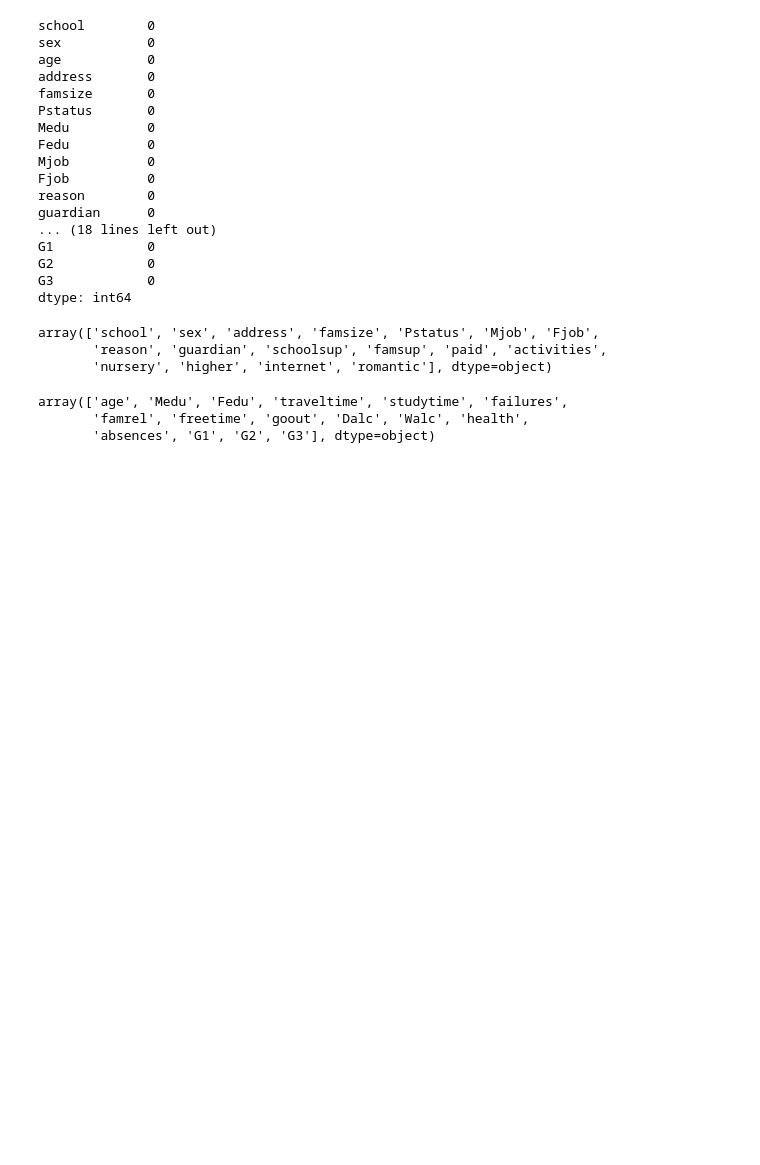
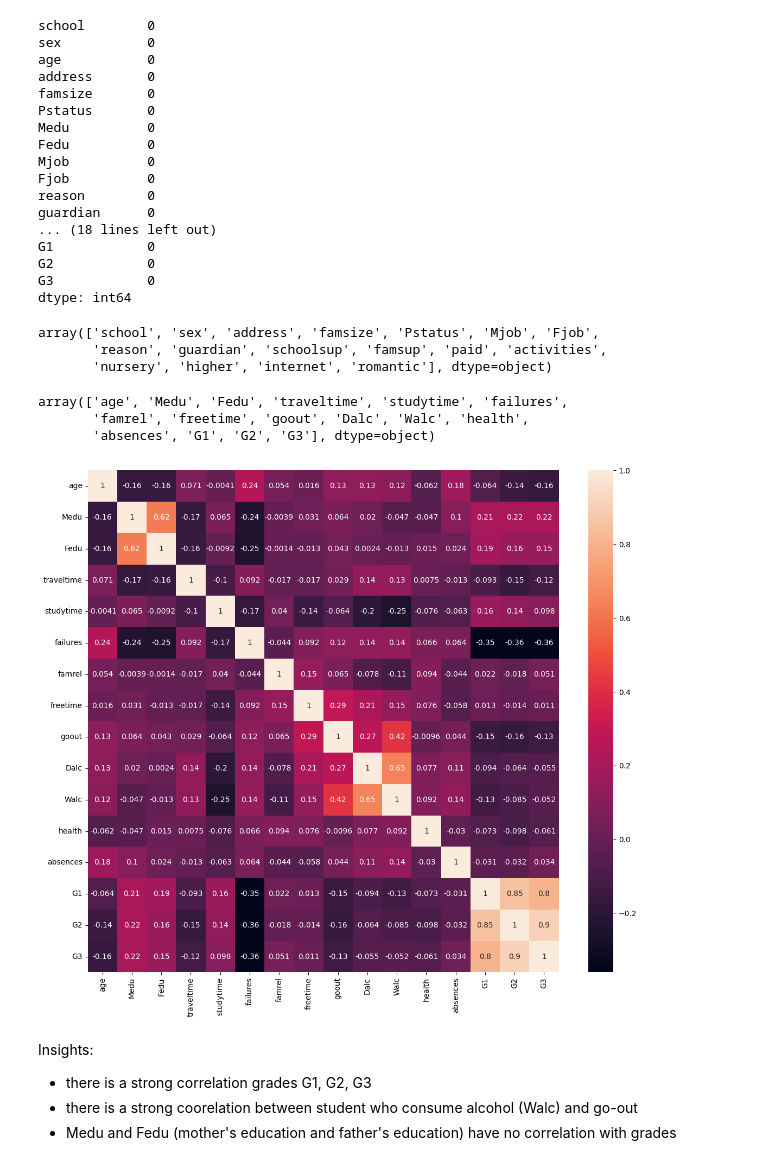
Before and after one commit to intheblueside/machine_learning_projects, a Jupyter notebook: student-grade/student_perf.ipynb, the cells around one changed output. Drawn from its saved outputs; the diff is of its cells as text; code cells hidden in the pictures; blank space fills up the shorter version.

```diff
--- a/student-grade/student_perf.ipynb
+++ b/student-grade/student_perf.ipynb
@@ -90,3 +90,18 @@ numerical_features
 array(['age', 'Medu', 'Fedu', 'traveltime', 'studytime', 'failures',
        'famrel', 'freetime', 'goout', 'Dalc', 'Walc', 'health',
        'absences', 'G1', 'G2', 'G3'], dtype=object)
+# %%
+# exclude non numeric
+numeric_df = df.select_dtypes(include=['float64', 'int64'])
+
+# heatmap
+plt.figure(figsize=(14, 12))
+sns.heatmap(numeric_df.corr(), annot=True)
+plt.show()
+# %% [output]
+[figure, added]
+# %% [markdown]
+Insights:
+* there is a strong correlation grades G1, G2, G3
+* there is a strong coorelation between student who consume alcohol (Walc) and go-out
+* Medu and Fedu (mother's education and father's education) have no correlation with grades
```
Also changed, not shown: parts of 15 cells of this notebook.
